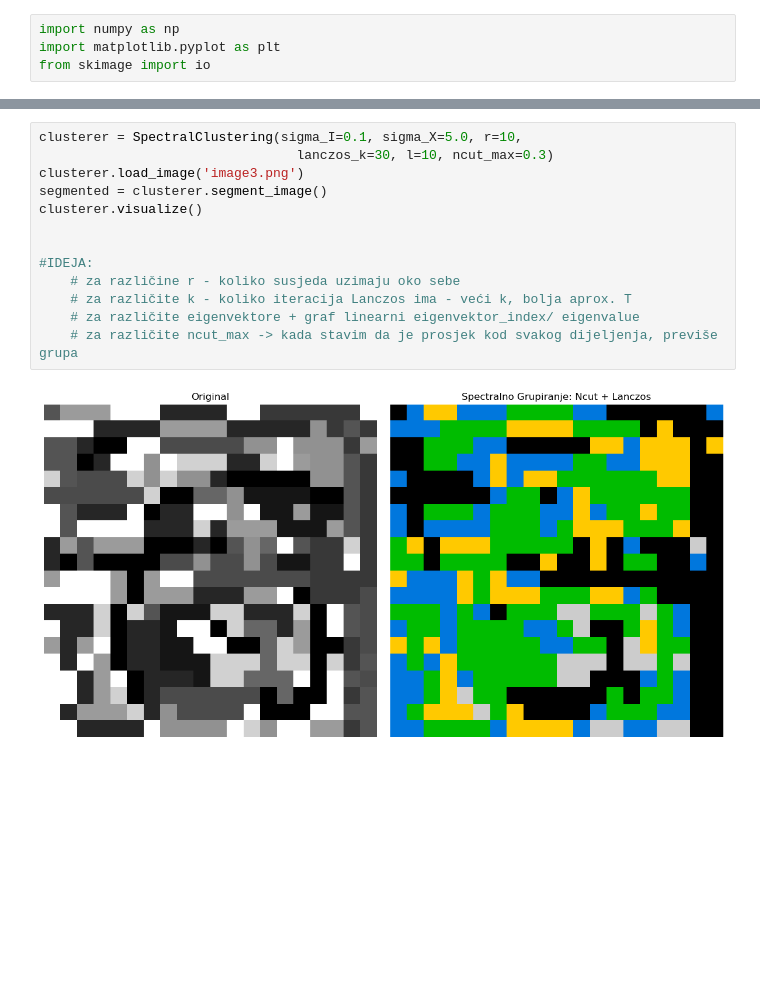
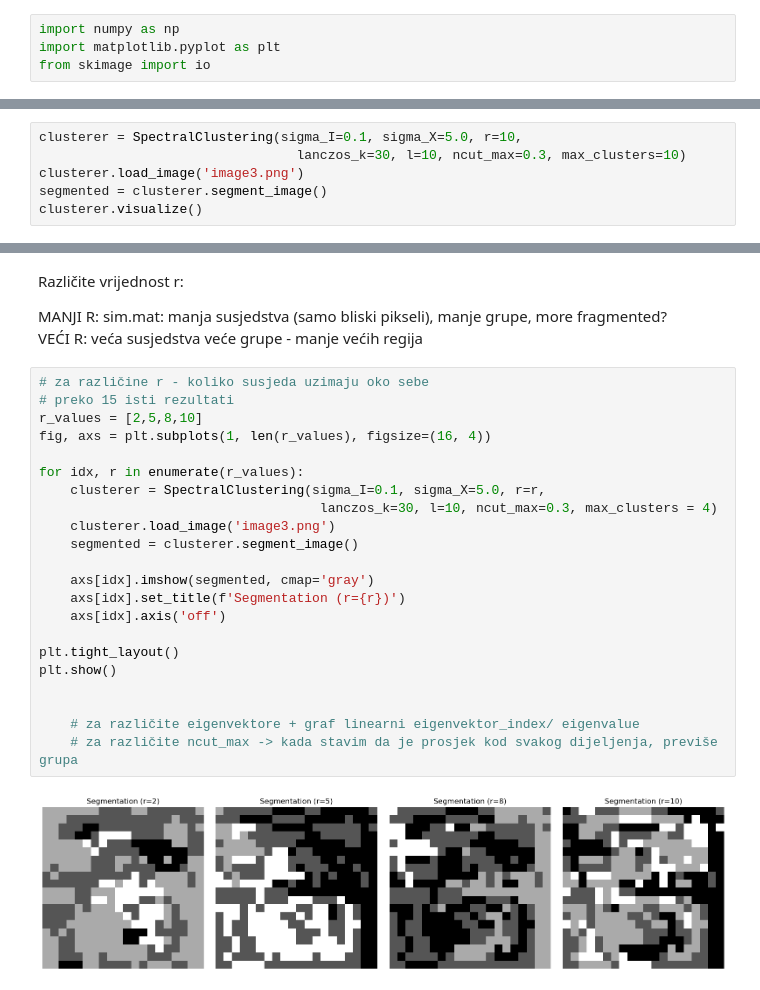
Before and after one commit to antoniamstr1/diplomski_rad, a Jupyter notebook: NCEIS.ipynb, the cells around one changed output, grey strips where cells are left out. Drawn from its saved outputs; the diff is of its cells as text; blank space fills up the shorter version.

```diff
--- a/NCEIS.ipynb
+++ b/NCEIS.ipynb
@@ -198,3 +203,9 @@ class SpectralClustering:
 
         plt.tight_layout()
         plt.show()
+# %%
+clusterer = SpectralClustering(sigma_I=0.1, sigma_X=5.0, r=10,
+                                 lanczos_k=30, l=10, ncut_max=0.3, max_clusters=10)
+clusterer.load_image('image3.png')
+segmented = clusterer.segment_image()
+clusterer.visualize()
@@ -201,15 +214,34 @@ class SpectralClustering:
+# %% [markdown]
+Različite vrijednost r:
+
+MANJI R:
+sim.mat: manja susjedstva (samo bliski pikseli),
+manje grupe, more fragmented?
+<br>
+VEĆI R:
+veća susjedstva
+veće grupe - manje većih regija
 # %%
-clusterer = SpectralClustering(sigma_I=0.1, sigma_X=5.0, r=10,
-                                 lanczos_k=30, l=10, ncut_max=0.3)
-clusterer.load_image('image3.png')
-segmented = clusterer.segment_image()
-clusterer.visualize()
+# za različine r - koliko susjeda uzimaju oko sebe
+# preko 15 isti rezultati
+r_values = [2,5,8,10]
+fig, axs = plt.subplots(1, len(r_values), figsize=(16, 4))
+
+for idx, r in enumerate(r_values):
+    clusterer = SpectralClustering(sigma_I=0.1, sigma_X=5.0, r=r,
+                                    lanczos_k=30, l=10, ncut_max=0.3, max_clusters = 4)
+    clusterer.load_image('image3.png')
+    segmented = clusterer.segment_image()
+
+    axs[idx].imshow(segmented, cmap='gray')
+    axs[idx].set_title(f'Segmentation (r={r})')
+    axs[idx].axis('off')
+
+plt.tight_layout()
+plt.show()
 
 
-#IDEJA:
-    # za različine r - koliko susjeda uzimaju oko sebe
-    # za različite k - koliko iteracija Lanczos ima - veći k, bolja aprox. T
     # za različite eigenvektore + graf linearni eigenvektor_index/ eigenvalue
     # za različite ncut_max -> kada stavim da je prosjek kod svakog dijeljenja, previše grupa
 # %% [output]
-[figure, old version]
+[figure, new version]
```
Also changed, not shown: parts of 7 cells of this notebook, 2 other files.
